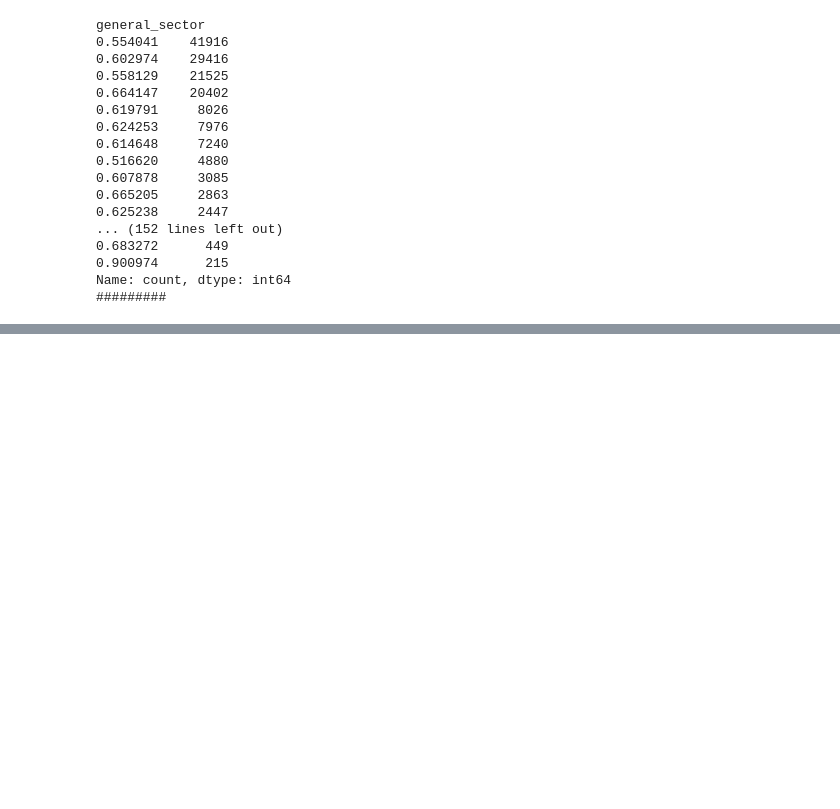
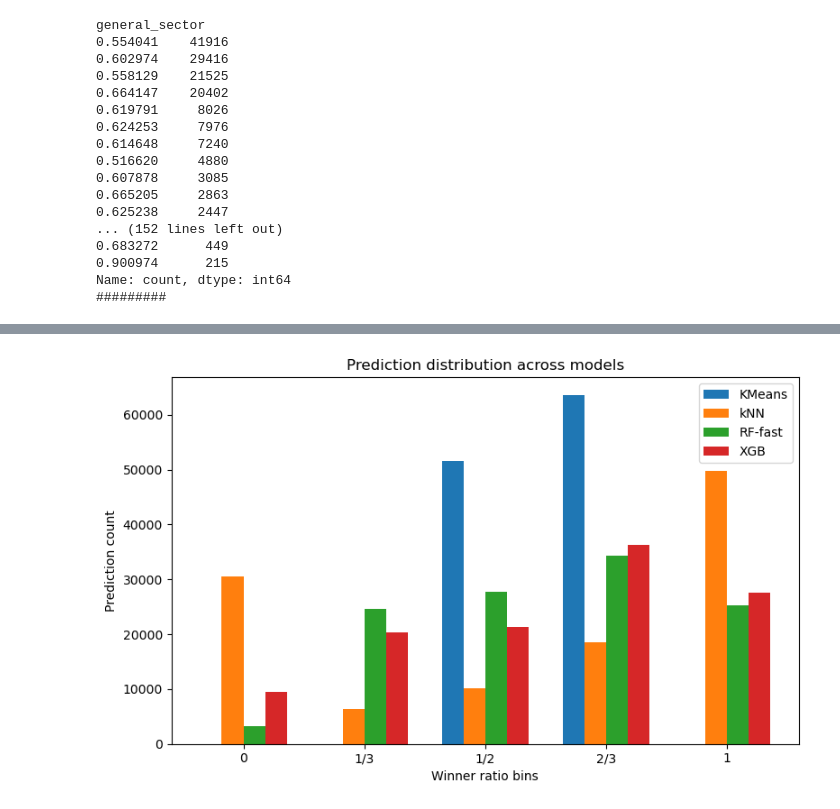
Before and after one commit to muratal49/CampaignContribution_Winner_Kaggle, a Jupyter notebook: version03.ipynb, the cells around one changed output, grey strips where cells are left out. Saved outputs shown, nothing was run; the diff lists cells and outputs as text; code cells hidden in the pictures; blank space fills up the shorter version.

```diff
--- a/version03.ipynb
+++ b/version03.ipynb
@@ -602,3 +840,21 @@ submission.head()
+# %%
+anchor_val_map = {0: 0.0, 1: 0.5, 2: 1.0}
+anchor_thresh = 0.7
+
+hybrid_preds = []
+for i, pred in enumerate(reg_preds):
+    aclass = cls_preds[i]
+    if aclass != -1 and cls_probs[i, aclass] > anchor_thresh:
+        hybrid_preds.append(anchor_val_map[aclass])
+    else:
+        hybrid_preds.append(pred)
+
+hybrid_preds = np.clip(hybrid_preds, 0, 1)  # optional: keep in [0,1] range
+submission = pd.DataFrame({
+    'index': test_enc.index,
+    'winner_ratio': hybrid_preds
+})
+submission.to_csv('MODEL2_Hybrid_version03.csv', index=False)
 # %% [markdown]
 ### Assigning target and other col's
 # %%
@@ -1421,0 +2102,58 @@ print("Submission saved: nn_sigmoid_submission.csv")
+# %%
+import pandas as pd
+import numpy as np
+import matplotlib.pyplot as plt
+
+# ---- filenames (adjust paths if needed) ----
+files = {
+    "KMeans": "Kmeans5.csv",
+    "kNN": "KNN5.csv",
+    "RF‑fast": "MODEL_RF_fast_v01.csv",
+    "XGB": "version02_MODEL1.csv"
+}
+
+dfs = {}
+missing = []
+for model, f in files.items():
+    try:
+        dfs[model] = pd.read_csv(f)
+    except FileNotFoundError:
+        missing.append(f)
+
+if missing:
+    raise FileNotFoundError(f"Missing file(s): {', '.join(missing)} – make sure they’re in the working directory.")
+
+# ---- allowed centres and bin edges ----
+centres = np.array([0.0, 1/3, 0.5, 2/3, 1.0])
+labels  = ['0', '1/3', '1/2', '2/3', '1']
+edges   = np.array([-0.001, 1/6, 0.4167, 0.5833, 0.8333, 1.001])  # mid‑points between centres
+
+def to_bin_counts(series):
+    """Return counts aligned to centres array."""
+    if not np.isin(series.unique(), centres).all():
+        # continuous preds: bin to nearest centre using edges
+        idx = np.digitize(series, edges) - 1   # 0‑4
+        return pd.Series(idx).value_counts().reindex(range(5), fill_value=0)
+    else:
+        return series.value_counts().reindex(centres, fill_value=0)
+
+counts = {m: to_bin_counts(df['winner_ratio']).values for m, df in dfs.items()}
+
+# ---- plot grouped bars ----
+x = np.arange(len(centres))
+width = 0.18
+
+fig, ax = plt.subplots(figsize=(8, 5))
+for i, (model, cnt) in enumerate(counts.items()):
+    ax.bar(x + (i-1.5)*width, cnt, width, label=model)
+
+ax.set_xticks(x)
+ax.set_xticklabels(labels)
+ax.set_xlabel('Winner ratio bins')
+ax.set_ylabel('Prediction count')
+ax.set_title('Prediction distribution across models')
+ax.legend()
+plt.tight_layout()
+plt.show()
+# %% [output]
+[figure, added]
```
Also changed, not shown: parts of 38 cells of this notebook, 19 other files.
